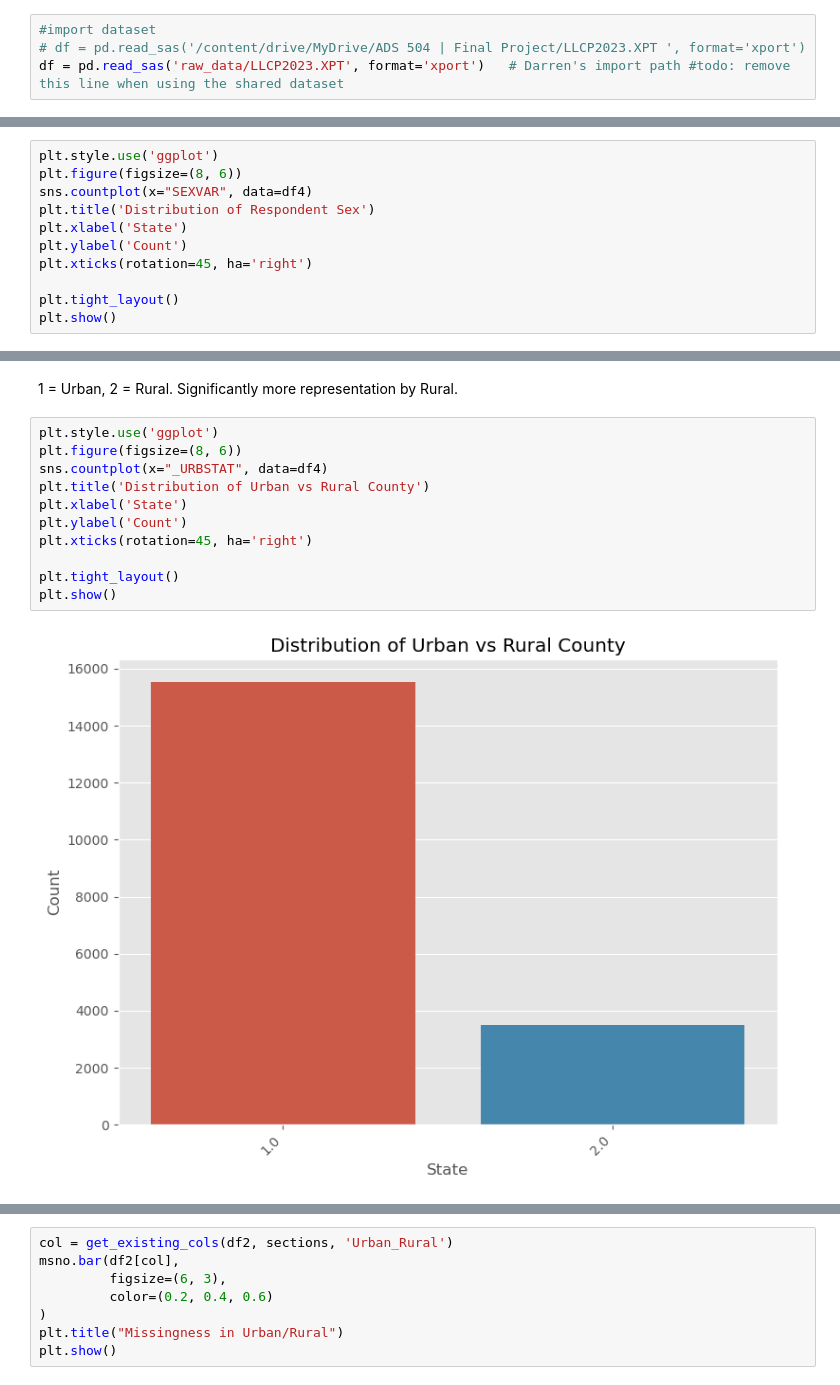
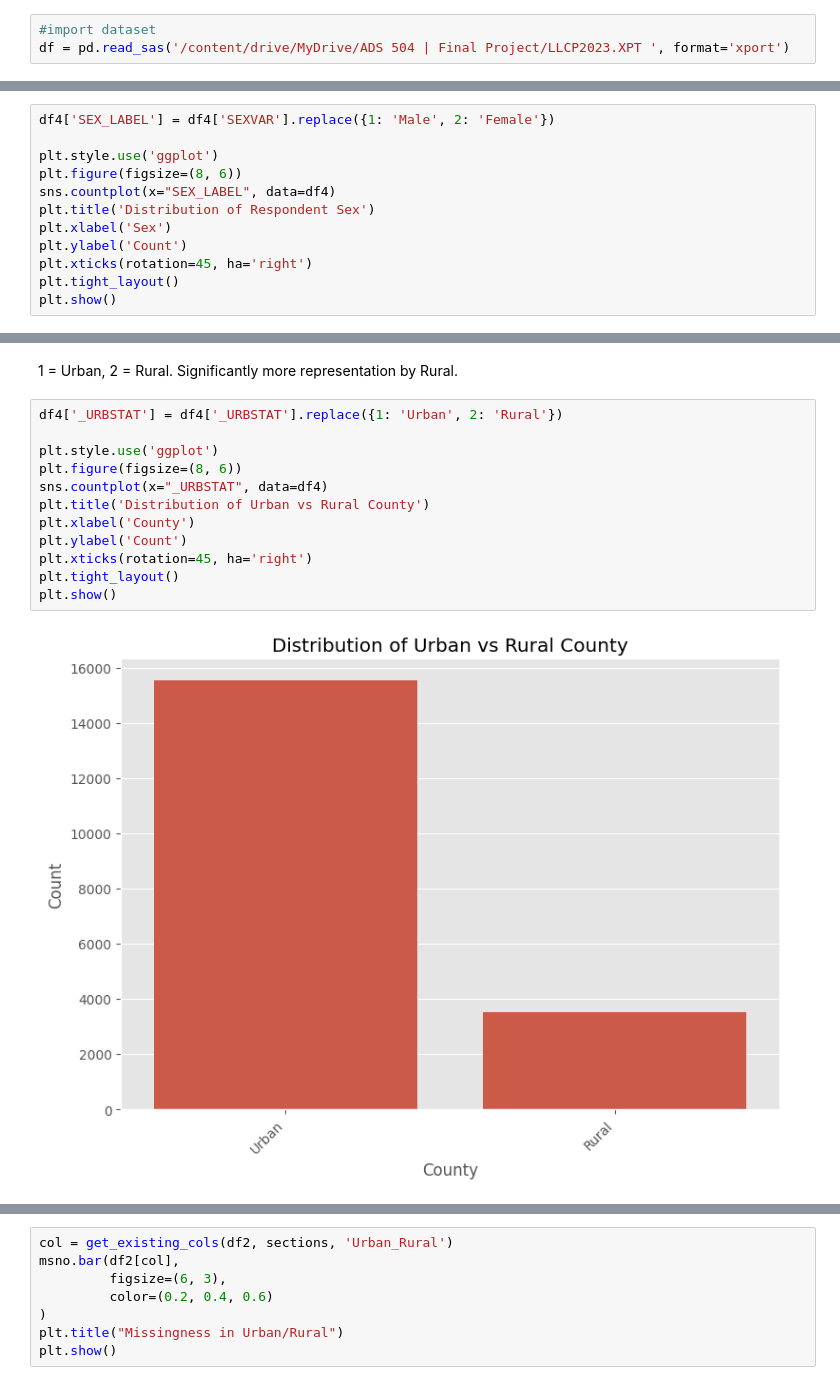
Before and after one commit to darrencheninfo/ADS504_G1_Project, a Jupyter notebook: ADS504_EDA.ipynb, the cells around one changed output, grey strips where cells are left out. Cells and saved outputs as stored; diff of their text form.

```diff
--- a/ADS504_EDA.ipynb
+++ b/ADS504_EDA.ipynb
@@ -38,8 +23,7 @@ Successfully installed missingno-0.5.2
 ### Import Dataset
 # %%
 #import dataset
-# df = pd.read_sas('/content/drive/MyDrive/ADS 504 | Final Project/LLCP2023.XPT ', format='xport')
-df = pd.read_sas('raw_data/LLCP2023.XPT', format='xport')   # Darren's import path #todo: remove this line when using the shared dataset
+df = pd.read_sas('/content/drive/MyDrive/ADS 504 | Final Project/LLCP2023.XPT ', format='xport')
 # %%
 df.shape
 # %% [output]
@@ -298,14 +282,15 @@ full_dq
 # %% [markdown]
 1 = Male, 2 = Female. This is somewhat evenly distributed with slightly more  female.
 # %%
+df4['SEX_LABEL'] = df4['SEXVAR'].replace({1: 'Male', 2: 'Female'})
+
 plt.style.use('ggplot')
 plt.figure(figsize=(8, 6))
-sns.countplot(x="SEXVAR", data=df4)
+sns.countplot(x="SEX_LABEL", data=df4)
 plt.title('Distribution of Respondent Sex')
-plt.xlabel('State')
+plt.xlabel('Sex')
 plt.ylabel('Count')
 plt.xticks(rotation=45, ha='right')
-
 plt.tight_layout()
 plt.show()
 # %% [output]
@@ -325,15 +317,16 @@ plt.show()
 # %% [markdown]
 1 = Urban,  2 = Rural. Significantly more representation by Rural.
 # %%
+df4['_URBSTAT'] = df4['_URBSTAT'].replace({1: 'Urban', 2: 'Rural'})
+
 plt.style.use('ggplot')
 plt.figure(figsize=(8, 6))
 sns.countplot(x="_URBSTAT", data=df4)
 plt.title('Distribution of Urban vs Rural County')
-plt.xlabel('State')
+plt.xlabel('County')
 plt.ylabel('Count')
 plt.xticks(rotation=45, ha='right')
-
 plt.tight_layout()
 plt.show()
 # %% [output]
-[figure, old version]
+[figure, new version]
```
Also changed, not shown: parts of 13 cells of this notebook.
